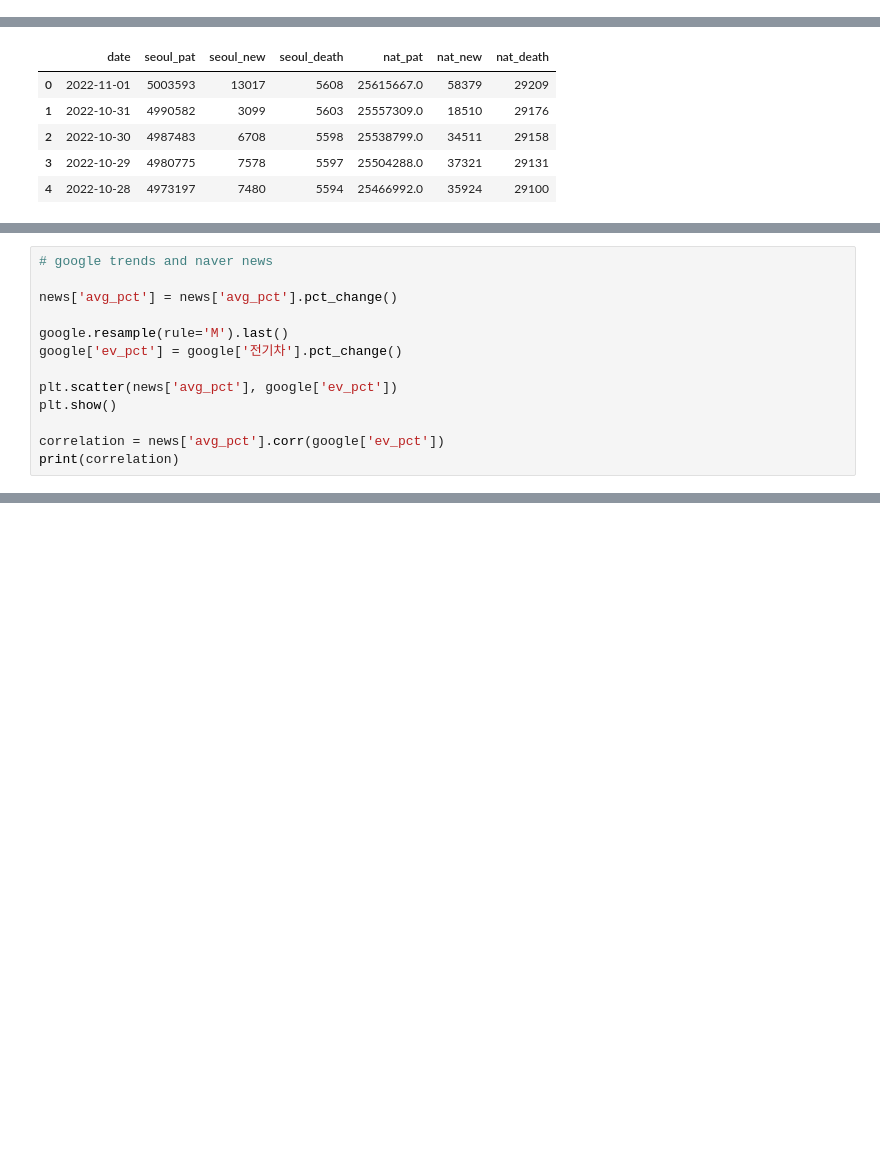
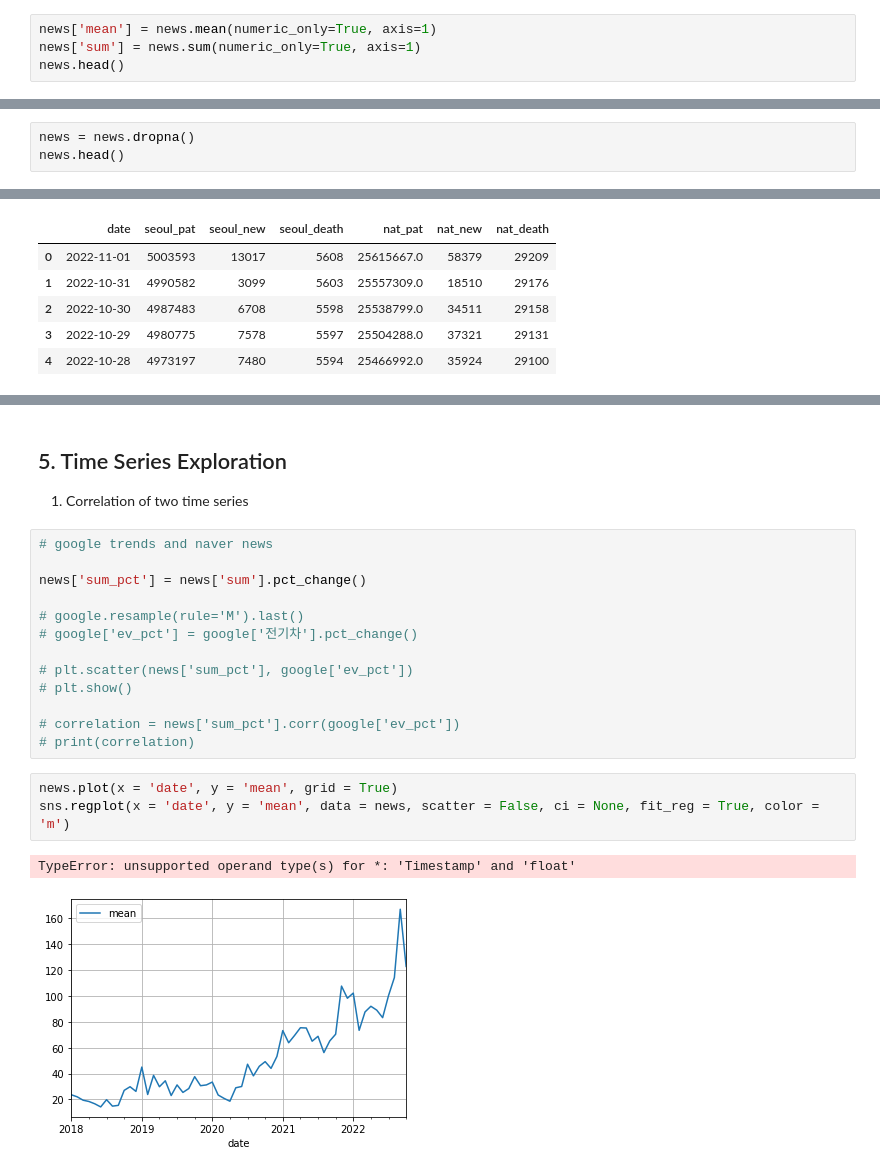
Before and after one commit to 2hyunie/qmss_thesis, a Jupyter notebook: Exploratory Data Analysis.ipynb, the cells around one changed output, grey strips where cells are left out. Cells and saved outputs as stored; diff of their text form; blank space fills up the shorter version.

Commit message:
ev data

```diff
--- a/Exploratory Data Analysis.ipynb
+++ b/Exploratory Data Analysis.ipynb
@@ -113,0 +105,4 @@ news.head()
+# %%
+news['mean'] = news.mean(numeric_only=True, axis=1)
+news['sum'] = news.sum(numeric_only=True, axis=1)
+news.head()
@@ -113,0 +116,3 @@ news.head()
+# %%
+news = news.dropna()
+news.head()
@@ -250,13 +247,0 @@ fig.show()
-# %%
-# google trends and naver news
-
-news['avg_pct'] = news['avg_pct'].pct_change()
-
-google.resample(rule='M').last()
-google['ev_pct'] = google['전기차'].pct_change()
-
-plt.scatter(news['avg_pct'], google['ev_pct'])
-plt.show()
-
-correlation = news['avg_pct'].corr(google['ev_pct'])
-print(correlation)
@@ -264,0 +273,23 @@ TypeError: Only valid with DatetimeIndex, TimedeltaIndex or PeriodIndex, but got
+# %% [markdown]
+## 5. Time Series Exploration
+
+1. Correlation of two time series
+# %%
+# google trends and naver news
+
+news['sum_pct'] = news['sum'].pct_change()
+
+# google.resample(rule='M').last()
+# google['ev_pct'] = google['전기차'].pct_change()
+
+# plt.scatter(news['sum_pct'], google['ev_pct'])
+# plt.show()
+
+# correlation = news['sum_pct'].corr(google['ev_pct'])
+# print(correlation)
+# %%
+news.plot(x = 'date', y = 'mean', grid = True)
+sns.regplot(x = 'date', y = 'mean', data = news, scatter = False, ci = None, fit_reg = True, color = 'm')
+# %% [output]
+TypeError: unsupported operand type(s) for *: 'Timestamp' and 'float'
+[figure, added]
```
Also changed, not shown: parts of 18 cells of this notebook, 2 other files.
